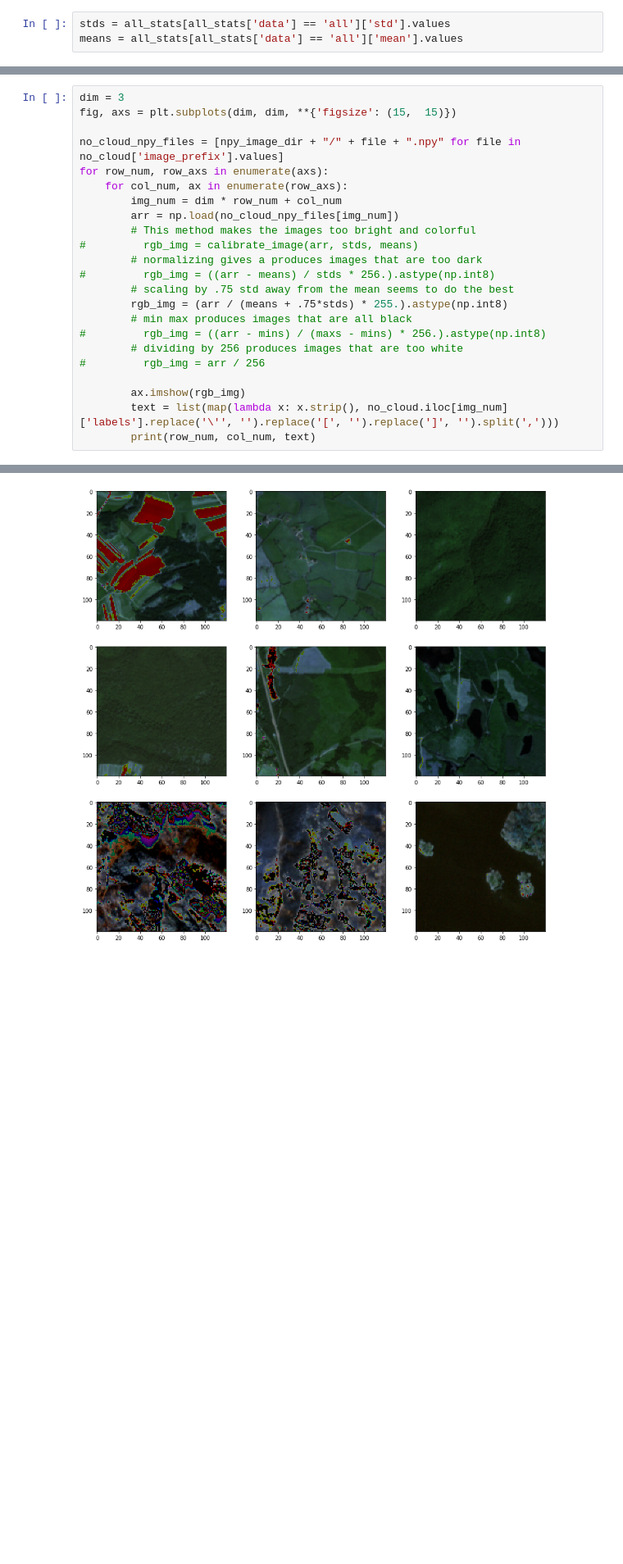
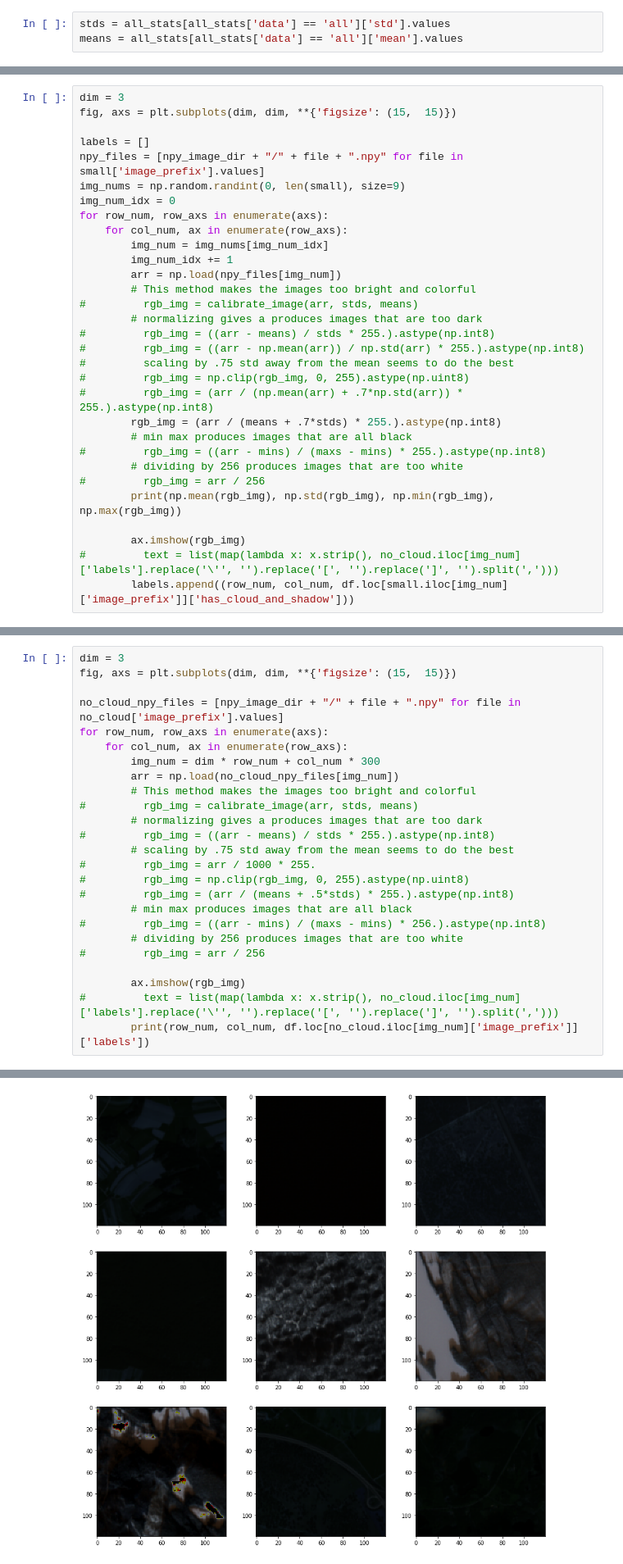
Before and after one commit to skeller88/big_earth_springboard_project, a Jupyter notebook: data_science/data_exploration.ipynb, the cells around one changed output, grey strips where cells are left out. Shown at 82% size. Cells and saved outputs as stored; diff of their text form; blank space fills up the shorter version.

```diff
--- a/data_science/data_exploration.ipynb
+++ b/data_science/data_exploration.ipynb
@@ -436,0 +433,31 @@ means = all_stats[all_stats['data'] == 'all']['mean'].values
+# %%
+dim = 3
+fig, axs = plt.subplots(dim, dim, **{'figsize': (15,  15)})
+
+labels = []
+npy_files = [npy_image_dir + "/" + file + ".npy" for file in small['image_prefix'].values]
+img_nums = np.random.randint(0, len(small), size=9)
+img_num_idx = 0
+for row_num, row_axs in enumerate(axs):
+    for col_num, ax in enumerate(row_axs):
+        img_num = img_nums[img_num_idx]
+        img_num_idx += 1
+        arr = np.load(npy_files[img_num])
+        # This method makes the images too bright and colorful
+#         rgb_img = calibrate_image(arr, stds, means)
+        # normalizing gives a produces images that are too dark
+#         rgb_img = ((arr - means) / stds * 255.).astype(np.int8)
+#         rgb_img = ((arr - np.mean(arr)) / np.std(arr) * 255.).astype(np.int8)
+#         scaling by .75 std away from the mean seems to do the best
+#         rgb_img = np.clip(rgb_img, 0, 255).astype(np.uint8)
+#         rgb_img = (arr / (np.mean(arr) + .7*np.std(arr)) * 255.).astype(np.int8)
+        rgb_img = (arr / (means + .7*stds) * 255.).astype(np.int8)
+        # min max produces images that are all black
+#         rgb_img = ((arr - mins) / (maxs - mins) * 255.).astype(np.int8)
+        # dividing by 256 produces images that are too white
+#         rgb_img = arr / 256
+        print(np.mean(rgb_img), np.std(rgb_img), np.min(rgb_img), np.max(rgb_img))
+
+        ax.imshow(rgb_img)
+#         text = list(map(lambda x: x.strip(), no_cloud.iloc[img_num]['labels'].replace('\'', '').replace('[', '').replace(']', '').split(',')))
+        labels.append((row_num, col_num, df.loc[small.iloc[img_num]['image_prefix']]['has_cloud_and_shadow']))
@@ -441,21 +520,23 @@ fig, axs = plt.subplots(dim, dim, **{'figsize': (15,  15)})
 no_cloud_npy_files = [npy_image_dir + "/" + file + ".npy" for file in no_cloud['image_prefix'].values]
 for row_num, row_axs in enumerate(axs):
     for col_num, ax in enumerate(row_axs):
-        img_num = dim * row_num + col_num
+        img_num = dim * row_num + col_num * 300
         arr = np.load(no_cloud_npy_files[img_num])
         # This method makes the images too bright and colorful
 #         rgb_img = calibrate_image(arr, stds, means)
         # normalizing gives a produces images that are too dark
-#         rgb_img = ((arr - means) / stds * 256.).astype(np.int8)
+#         rgb_img = ((arr - means) / stds * 255.).astype(np.int8)
         # scaling by .75 std away from the mean seems to do the best
-        rgb_img = (arr / (means + .75*stds) * 255.).astype(np.int8)
+#         rgb_img = arr / 1000 * 255.
+#         rgb_img = np.clip(rgb_img, 0, 255).astype(np.uint8)
+#         rgb_img = (arr / (means + .5*stds) * 255.).astype(np.int8)
         # min max produces images that are all black
 #         rgb_img = ((arr - mins) / (maxs - mins) * 256.).astype(np.int8)
         # dividing by 256 produces images that are too white
 #         rgb_img = arr / 256
 
         ax.imshow(rgb_img)
-        text = list(map(lambda x: x.strip(), no_cloud.iloc[img_num]['labels'].replace('\'', '').replace('[', '').replace(']', '').split(',')))
-        print(row_num, col_num, text)
+#         text = list(map(lambda x: x.strip(), no_cloud.iloc[img_num]['labels'].replace('\'', '').replace('[', '').replace(']', '').split(',')))
+        print(row_num, col_num, df.loc[no_cloud.iloc[img_num]['image_prefix']]['labels'])
 # %% [output]
 Clipping input data to the valid range for imshow with RGB data ([0..1] for floats or [0..255] for integers).
@@ -478,4 +552,4 @@ Clipping input data to the valid range for imshow with RGB data ([0..1] for floa
-[figure, old version]
+[figure, new version]
 # %%
 dim = 3
 fig, axs = plt.subplots(dim, dim, **{'figsize': (15,  15)})
```
Also changed, not shown: parts of 15 cells of this notebook, 1 other file.
